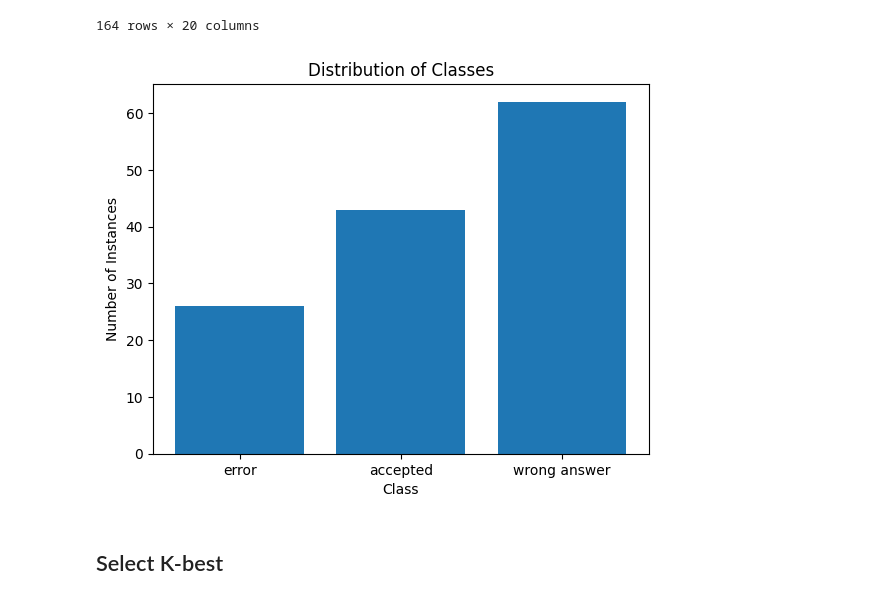
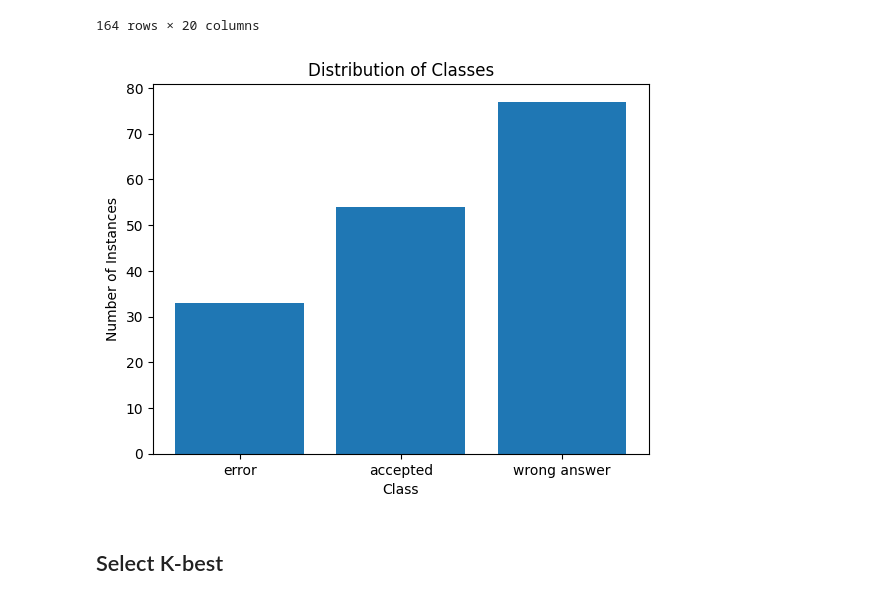
Before and after one commit to jobrooks/Solving-Coding-Problems-With-Machine-Learning, a Jupyter notebook: Analysis.ipynb, the cells around one changed output. Drawn from its saved outputs; the diff is of its cells as text; code cells hidden in the pictures.

Commit message:
Changed imbalance graph

```diff
--- a/Analysis.ipynb
+++ b/Analysis.ipynb
@@ -289,36 +287,36 @@ X_train, X_test, y_train, y_test = train_test_split(X, y, test_size=0.2, random_
 train_data = pd.concat([X_train, y_train], axis=1)
 
 # Count the occurrences of each class
-class_counts = train_data[['error', 'accepted', 'wrong answer']].sum()
+class_counts = result_encoded[['error', 'accepted', 'wrong answer']].sum()
 
 # Create a bar plot
 plt.bar(class_counts.index, class_counts.values)
 
 # Add labels and title
 plt.xlabel('Class')
 plt.ylabel('Number of Instances')
 plt.title('Distribution of Classes')
 
 # Show plot
 plt.show()
 
 # Separate minority and majority classes
 error_data = train_data[train_data['error'] == 1]
 accepted_data = train_data[train_data['accepted'] == 1]
 wrong_data = train_data[train_data['wrong answer'] == 1]
 
 # Upsample minority class
 error_data_upsampled = resample(error_data, random_state=42, replace=True, n_samples=len(wrong_data))
 accepted_data_upsampled = resample(accepted_data, random_state=42, replace=True, n_samples=len(wrong_data))
 
 # Combine majority class with upsampled minority class
 upsampled_data = pd.concat([error_data_upsampled, accepted_data_upsampled, wrong_data])
 
 # Separate features and target variable
 X_train_upsampled = upsampled_data.drop(['accepted', 'wrong answer' , 'error'], axis=1)
 y_train_upsampled = upsampled_data[['accepted','wrong answer','error']].values.argmax(axis=1)
 # %% [output]
-[figure, old version]
+[figure, new version]
 # %% [markdown]
 ## Select K-best
 # %%
```
Also changed, not shown: parts of 3 cells of this notebook, 6 other files.
